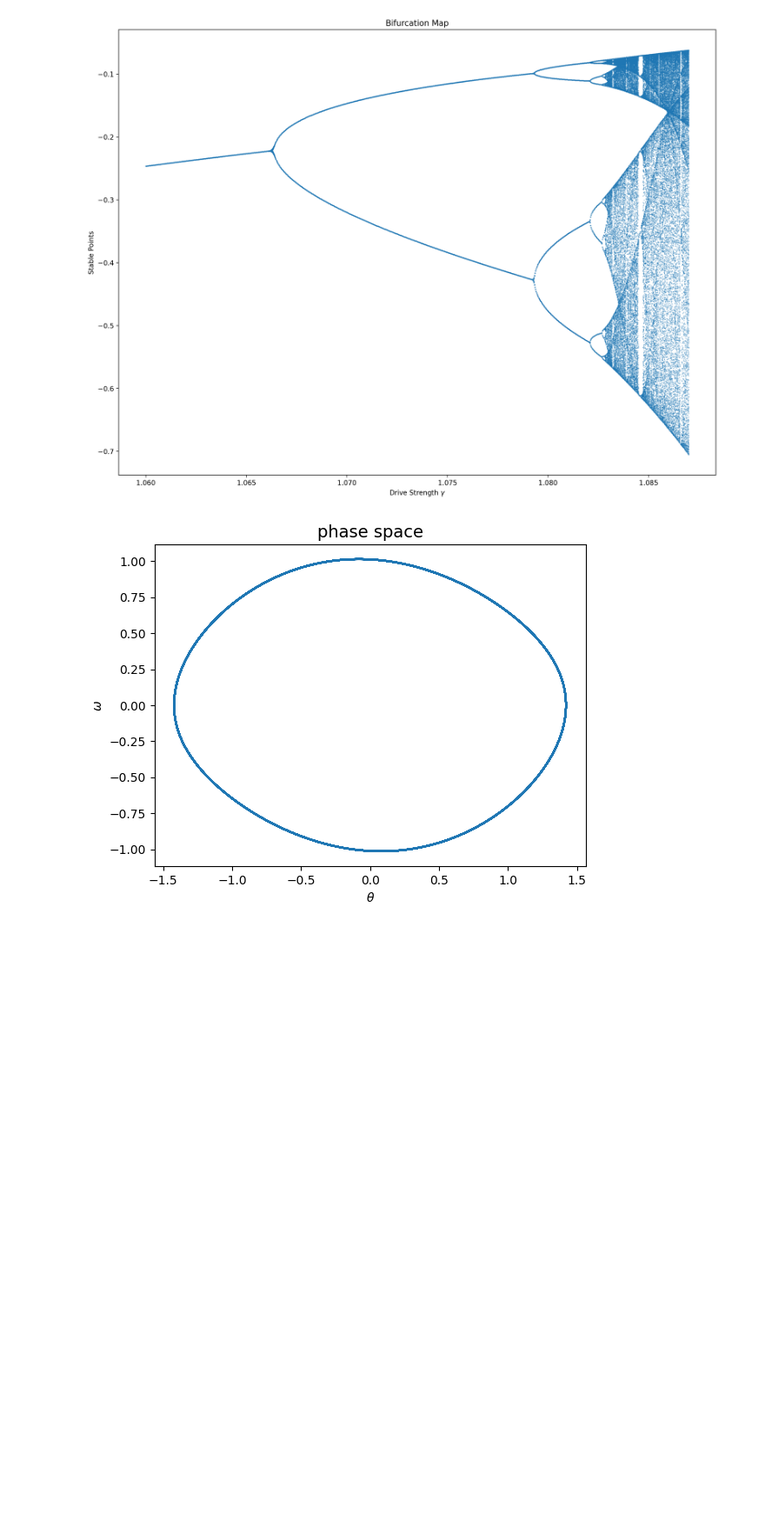
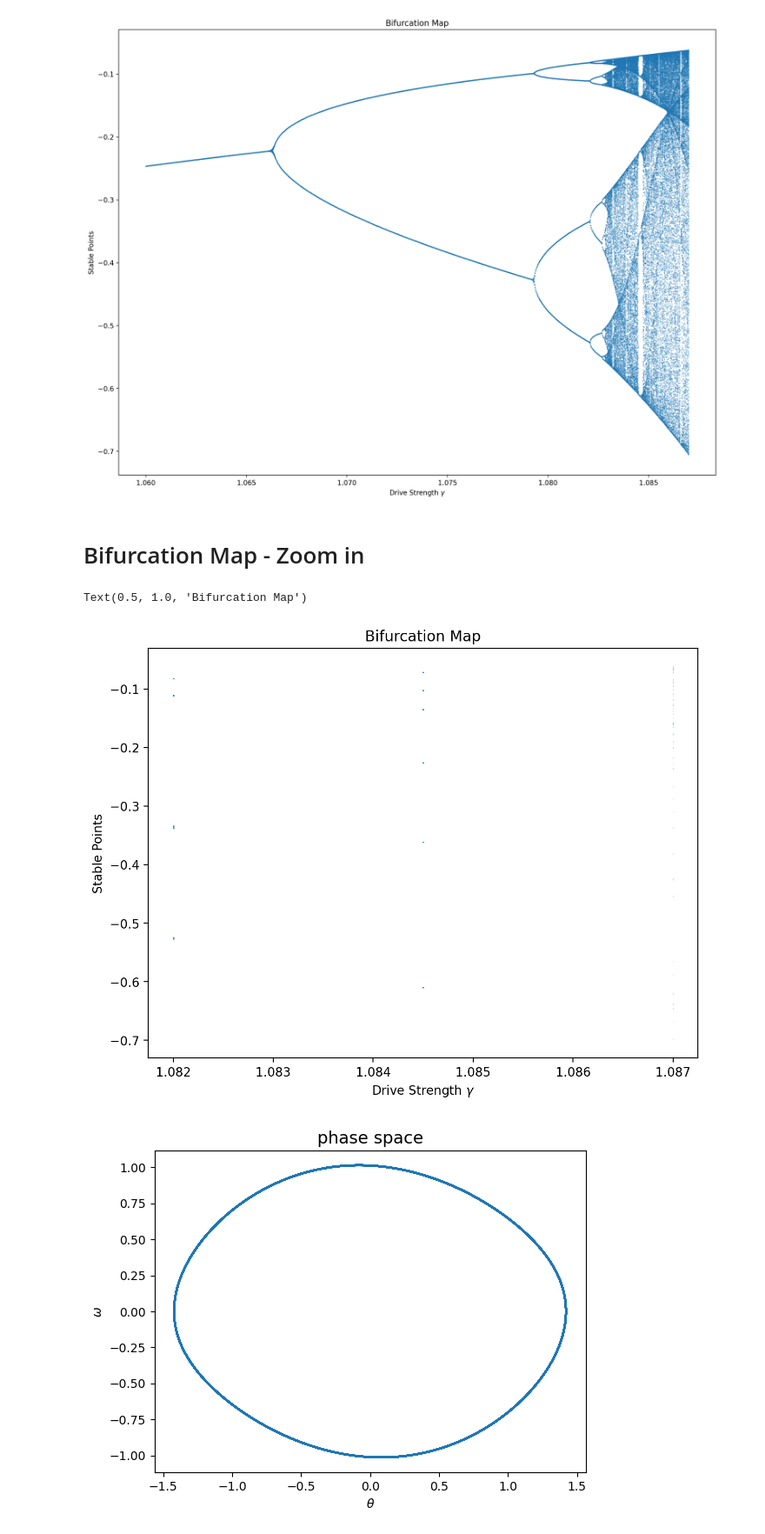
Before and after one commit to henpai91/DPP_Chaos, a Jupyter notebook: bifurcation_map.ipynb, the cells around one changed output. Shown at 87% size. Saved outputs shown, nothing was run; the diff lists cells and outputs as text; code cells hidden in the pictures; blank space fills up the shorter version.

Commit message:
updated code to get high res bifurcation map

```diff
--- a/bifurcation_map.ipynb
+++ b/bifurcation_map.ipynb
@@ -90,3 +90,5 @@ ax.set_title('Bifurcation Map')
 # %% [output]
 Text(0.5, 1.0, 'Bifurcation Map')
 [figure]
+# %% [markdown]
+# Bifurcation Map - Zoom in
@@ -93,3 +132,19 @@ Text(0.5, 1.0, 'Bifurcation Map')
+# %%
+#Load bifurcation and gamma values
+bifurcation_pts_high_res = np.load('bifurcation_pts_high_res.npy')
+gamma_matrix_high_res = np.load('bifurcation_gammas_high_res.npy')
+# %%
+#Plot values
+fig, ax = plt.subplots(figsize = (8,6), dpi=200)
+
+ax.scatter(gamma_matrix_high_res,bifurcation_pts_high_res, s=0.01)
+ax.set_xlabel('Drive Strength $\gamma$')
+ax.set_ylabel('Stable Points')
+#ax.set_xlim(1.082,1.087)
+ax.set_title('Bifurcation Map - High Res')
+# %% [output]
+Text(0.5, 1.0, 'Bifurcation Map')
+[figure, added]
 # %%
 plt.figure(4)
 plt.xlabel("$\\theta$")
```
Also changed, not shown: parts of 1 cell of this notebook.
